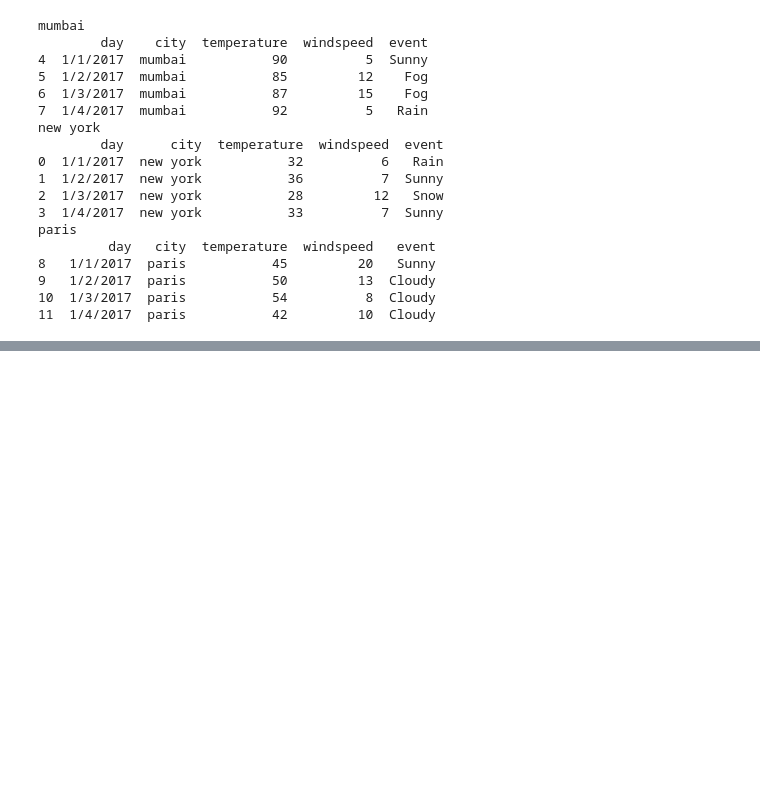
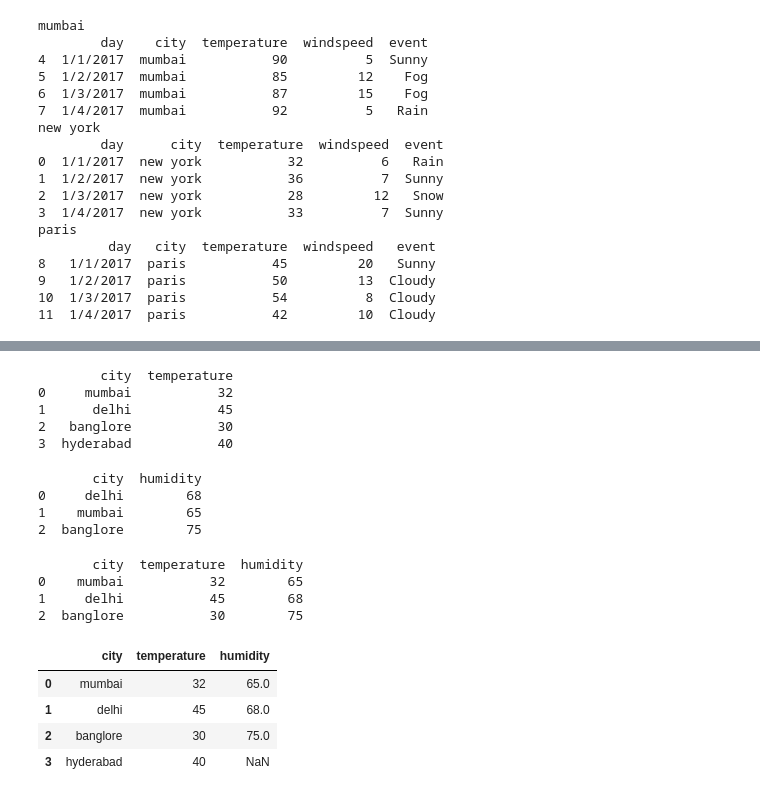
Before and after one commit to chaidosa/Devops_-_Python, a Jupyter notebook: Pandas/Pandas.ipynb, the cells around one changed output, grey strips where cells are left out. Drawn from its saved outputs; the diff is of its cells as text; code cells hidden in the pictures; blank space fills up the shorter version.

```diff
--- a/Pandas/Pandas.ipynb
+++ b/Pandas/Pandas.ipynb
@@ -282,0 +403,44 @@ paris
+# %%
+temperature_df = pd.DataFrame({
+    "city": ["mumbai", "delhi", "banglore", "hyderabad"],
+    "temperature": [32, 45, 30, 40]
+})
+
+print(temperature_df)
+# %% [output]
+        city  temperature
+0     mumbai           32
+1      delhi           45
+2   banglore           30
+3  hyderabad           40
+# %%
+humidity_df = pd.DataFrame({
+    "city": ["delhi", "mumbai", "banglore"],
+    "humidity": [68, 65, 75]
+})
+
+print(humidity_df)
+# %% [output]
+       city  humidity
+0     delhi        68
+1    mumbai        65
+2  banglore        75
+# %%
+#merge two dataframes with out explicitly mentioning index
+df = pd.merge(temperature_df, humidity_df, on = 'city')
+print(df)
+# %% [output]
+       city  temperature  humidity
+0    mumbai           32        65
+1     delhi           45        68
+2  banglore           30        75
+# %%
+#Outer-Join
+df = pd.merge(temperature_df, humidity_df, on = 'city', how = 'outer')
+df
+# %% [output]
+|  | city | temperature | humidity |
+| 0 | mumbai | 32 | 65.0 |
+| 1 | delhi | 45 | 68.0 |
+| 2 | banglore | 30 | 75.0 |
+| 3 | hyderabad | 40 | NaN |
```
Also changed, not shown: parts of 20 cells of this notebook.
